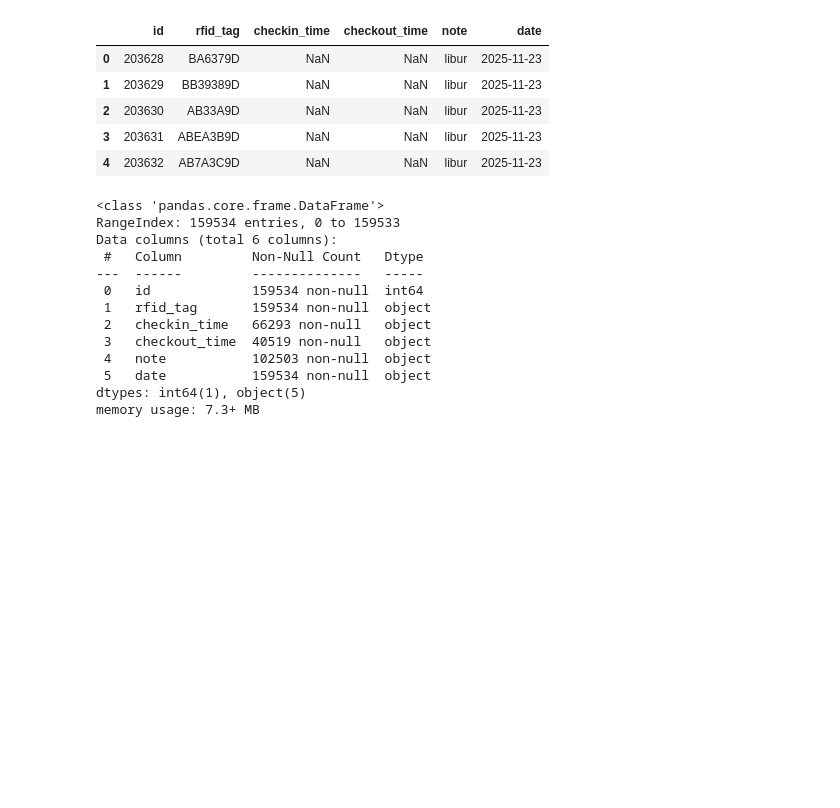
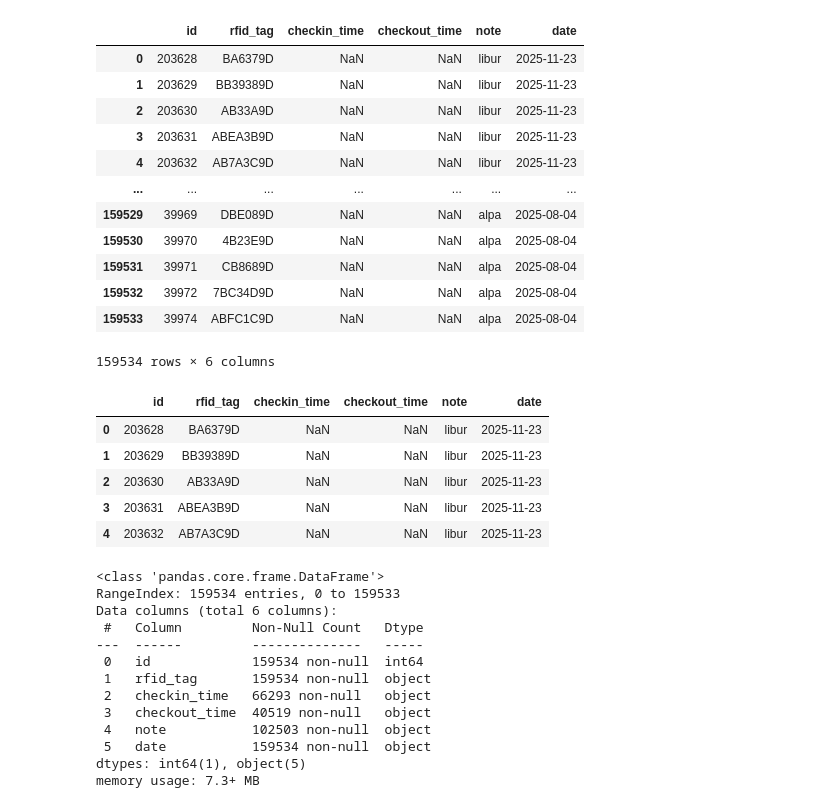
Before and after one commit to DianDzzz/FP-MLxDM-Kelompok-6, a Jupyter notebook: Cleaning-Data.ipynb, the cells around one changed output. Saved outputs shown, nothing was run; the diff lists cells and outputs as text; code cells hidden in the pictures; blank space fills up the shorter version.

```diff
--- a/coba.ipynb
+++ b/Cleaning-Data.ipynb
@@ -3,6 +3,22 @@ import pandas as pd
 import matplotlib.pyplot as plt
 # %%
 df = pd.read_csv("dataset.csv")
+# %%
+df
+# %% [output]
+|  | id | rfid_tag | checkin_time | checkout_time | note | date |
+| 0 | 203628 | BA6379D | NaN | NaN | libur | 2025-11-23 |
+| 1 | 203629 | BB39389D | NaN | NaN | libur | 2025-11-23 |
+| 2 | 203630 | AB33A9D | NaN | NaN | libur | 2025-11-23 |
+| 3 | 203631 | ABEA3B9D | NaN | NaN | libur | 2025-11-23 |
+| 4 | 203632 | AB7A3C9D | NaN | NaN | libur | 2025-11-23 |
+| ... | ... | ... | ... | ... | ... | ... |
+| 159529 | 39969 | DBE089D | NaN | NaN | alpa | 2025-08-04 |
+| 159530 | 39970 | 4B23E9D | NaN | NaN | alpa | 2025-08-04 |
+| 159531 | 39971 | CB8689D | NaN | NaN | alpa | 2025-08-04 |
+| 159532 | 39972 | 7BC34D9D | NaN | NaN | alpa | 2025-08-04 |
+| 159533 | 39974 | ABFC1C9D | NaN | NaN | alpa | 2025-08-04 |
+159534 rows × 6 columns
 # %%
 df.head()
 # %% [output]
```
